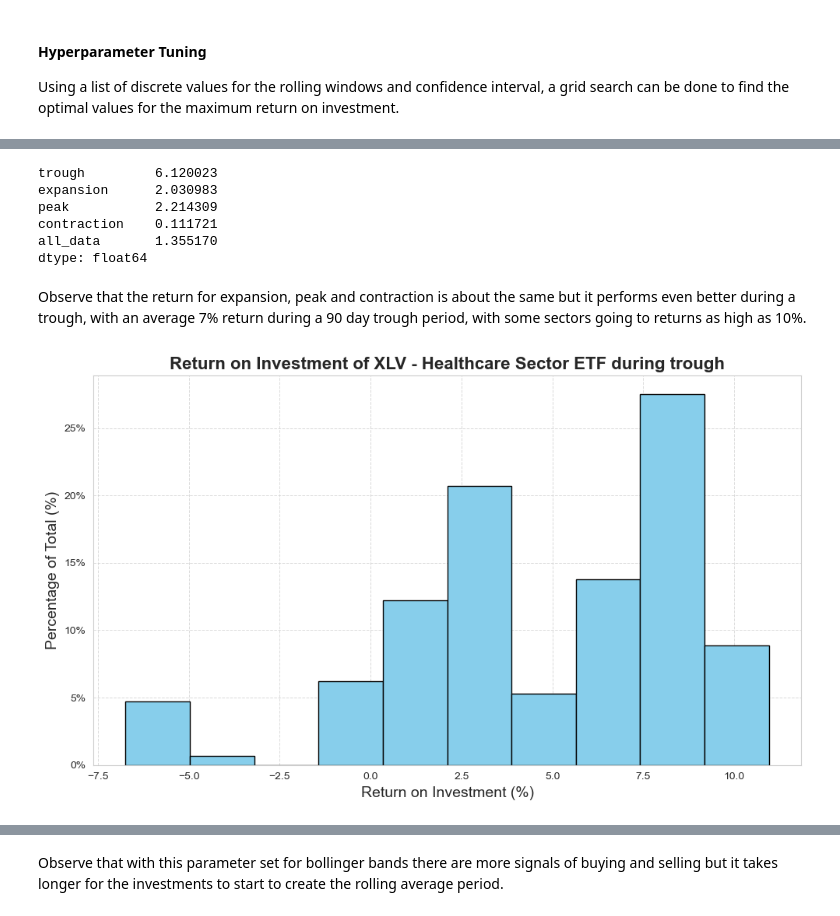
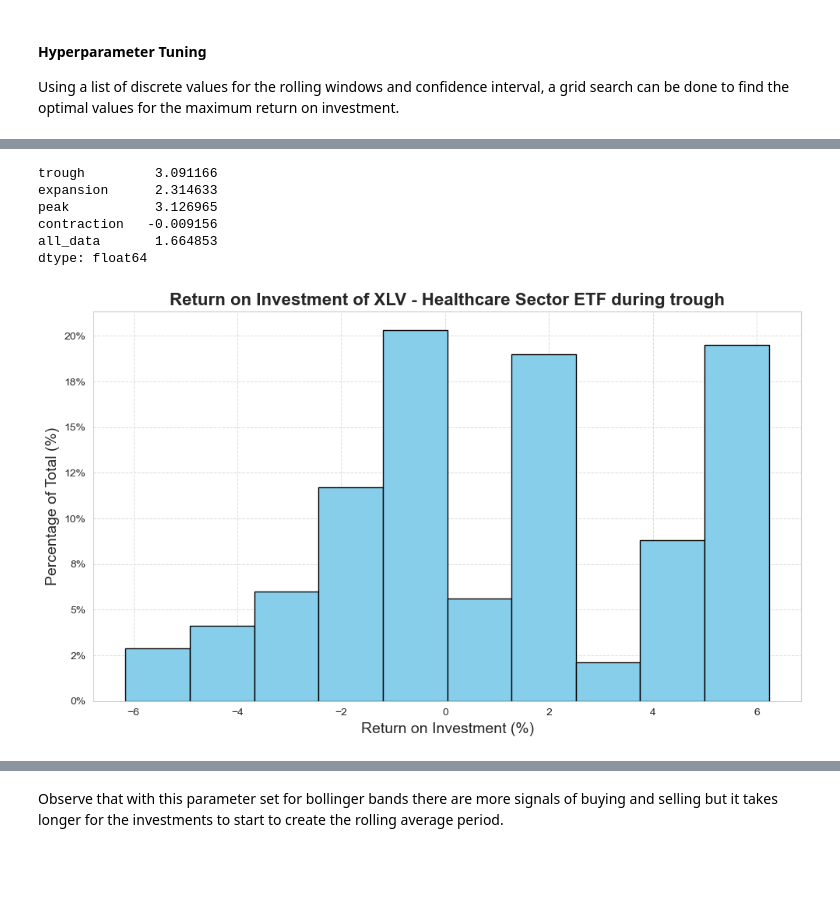
Before and after one commit to bennicholson2/Enhancing-Technical-Analysis-with-Data-Science, a Jupyter notebook: Technical Analysis/bollinger_bands.ipynb, the cells around one changed output, grey strips where cells are left out. Saved outputs shown, nothing was run; the diff lists cells and outputs as text; code cells hidden in the pictures; blank space fills up the shorter version.

```diff
--- a/Technical Analysis/bollinger_bands.ipynb
+++ b/Technical Analysis/bollinger_bands.ipynb
@@ -254,12 +254,14 @@ from datetime import timedelta
 import numpy as np
 import pandas as pd
 
-def zip_calculate_stock_roi(bb_signals_nd, adj_close_nd, periods_date, periods_list, tickers, n_sample, initial_investment, future_investments, percent_to_buy, percent_to_sell):
+def zip_calculate_stock_roi(bb_signals_nd, adj_close_nd, periods_date, tickers, n_sample, initial_investment, future_investments, percent_to_buy, percent_to_sell):
     # Initialize a nested dictionary to store ROI percentages for each period and ticker
-    roi_results = {period: {ticker: [] for ticker in tickers} for period in periods_list}
+    roi_results = {period: {ticker: [] for ticker in tickers} for period in periods_date.keys()}
+    np.random.seed(42)
+
 
     # Loop through each economic period
-    for period in periods_list:
+    for period in periods_date.keys():
         # Create the date range for the current period
         date_range = pd.date_range(start=pd.to_datetime(periods_date[period][0]), end=pd.to_datetime(periods_date[period][1]) - timedelta(days=110))
 
@@ -590,7 +452,6 @@ Chapter 1 had investigated buy and hold strategies, this acted as a foundation f
 # %%
 # create time periods for where this takes place
 economic_cycle_periods = {
-
     "trough": ("2008-10-01", "2009-06-01"),
     "expansion": ("2012-01-01", "2015-01-01"),
     "peak": ("2019-06-01", "2020-02-01"),
@@ -598,7 +459,7 @@ economic_cycle_periods = {
     'all_data': ('2005-01-01','2024-06-01')
 }
 
-economic_cycle_periods_list = ['trough','expansion','peak','contraction','all_data']
+economic_cycle_periods_list = economic_cycle_periods.keys()
 # %%
 # create etf tickers for sectors
 sector_etf_tickers = [
@@ -862,15 +721,15 @@ The same process as done in the base model is going to performed with the optimi
 # %%
 # create relevant bollinger band signals
-optimized_sector_etf_data = bollinger_data_multiple_periods_tickers(economic_cycle_periods_list,sector_etf_tickers,sector_etf_data,30,0.90)
+optimized_sector_etf_data = bollinger_data_multiple_periods_tickers(economic_cycle_periods_list,sector_etf_tickers,sector_etf_data,15,0.85)
 
 # obtain the signals for tickers in periods
 optimized_signals = collect_signals(optimized_sector_etf_data,economic_cycle_periods_list,sector_etf_tickers)
 
 # get the average return across different stochastic modeling
-optimizied_bb_average_return = zip_calculate_stock_roi(optimized_signals,adj_close_sector_etf,economic_cycle_periods,economic_cycle_periods_list,sector_etf_tickers,1000,0,100,0.20,0.20)
+optimizied_return = zip_calculate_stock_roi(optimized_signals,adj_close_sector_etf,economic_cycle_periods,sector_etf_tickers,1000,0,100,0.20,0.20)
 
 # return the average return
-optimized_average_returns = stochastic_roi(sector_etf_tickers,economic_cycle_periods_list,optimizied_bb_average_return,'Mean')
+optimized_average_returns = stochastic_roi(sector_etf_tickers,economic_cycle_periods_list,optimizied_return,'Mean')
 
 # display the dataframe
 optimized_average_returns
@@ -894,21 +757,19 @@ optimized_average_returns.to_csv('/Users/ben_nicholson/Visual_Code_Projects/Pers
 # average the return for the different sector etfs during the different periods
 optimized_average_returns.mean()
 # %% [output]
-trough         6.120023
-expansion      2.030983
-peak           2.214309
-contraction    0.111721
-all_data       1.355170
+trough         3.091166
+expansion      2.314633
+peak           3.126965
+contraction   -0.009156
+all_data       1.664853
 dtype: float64
-# %% [markdown]
-Observe that the return for expansion, peak and contraction is about the same but it performs even better during a trough, with an average 7% return during a 90 day trough period, with some sectors going to returns as high as 10%.
 # %%
 # plot the histogram of the XLV healthcare during a trough
 plot_percentage_histogram(
-    data=optimizied_bb_average_return['trough']['XLV'],
+    data=optimizied_return['trough']['XLV'],
     title=f'Return on Investment of XLV - Healthcare Sector ETF during trough',
     xlabel='Return on Investment (%)',
         ylabel='Percentage of Total (%)'
 )
 # %% [output]
-[figure, old version]
+[figure, new version]
```
Also changed, not shown: parts of 89 cells of this notebook, 28 other files.
